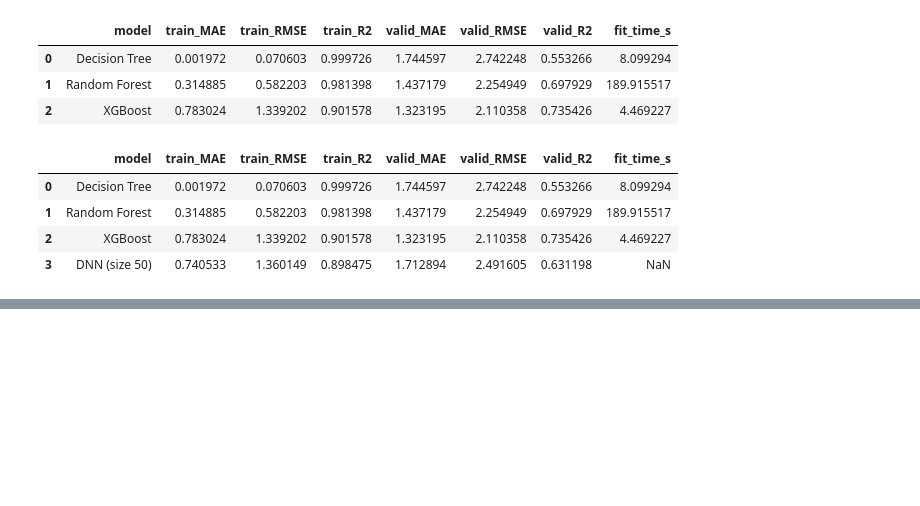
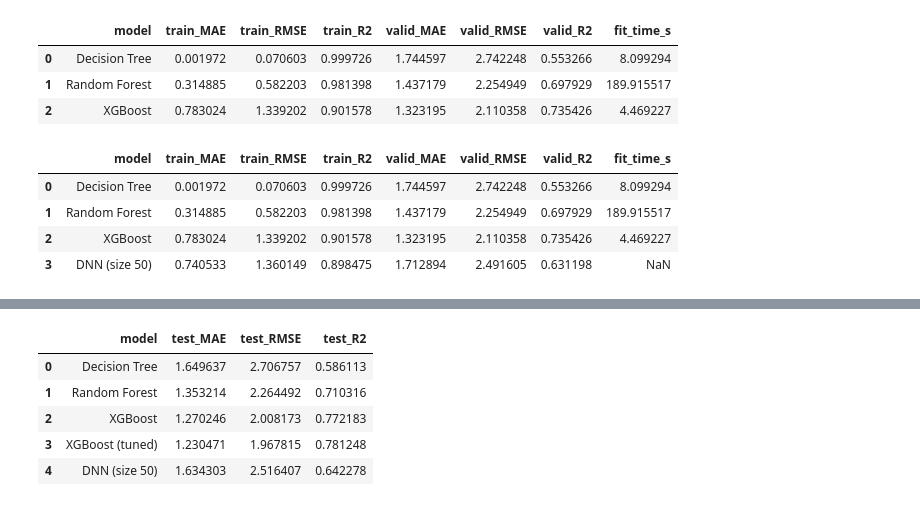
Before and after one commit to BoniYu/Deep-Neural-Network-for-VLE, a Jupyter notebook: notebook/other_models.ipynb, the cells around one changed output, grey strips where cells are left out. Cells and saved outputs as stored; diff of their text form; code cells hidden in the pictures; blank space fills up the shorter version.

```diff
--- a/notebook/other_models.ipynb
+++ b/notebook/other_models.ipynb
@@ -300,0 +506,14 @@ pd.DataFrame(results)
+# %%
+y_test_dnn = predict_dnn(dnn, X_test)
+
+# 5. same metric function as the tree models
+dnn_row = model_metrics_test("DNN (size 50)", y_test, y_test_dnn)
+results_test.append(dnn_row)
+pd.DataFrame(results_test)
+# %% [output]
+|  | model | test_MAE | test_RMSE | test_R2 |
+| 0 | Decision Tree | 1.649637 | 2.706757 | 0.586113 |
+| 1 | Random Forest | 1.353214 | 2.264492 | 0.710316 |
+| 2 | XGBoost | 1.270246 | 2.008173 | 0.772183 |
+| 3 | XGBoost (tuned) | 1.230471 | 1.967815 | 0.781248 |
+| 4 | DNN (size 50) | 1.634303 | 2.516407 | 0.642278 |
```
Also changed, not shown: parts of 10 cells of this notebook, 3 other files.
